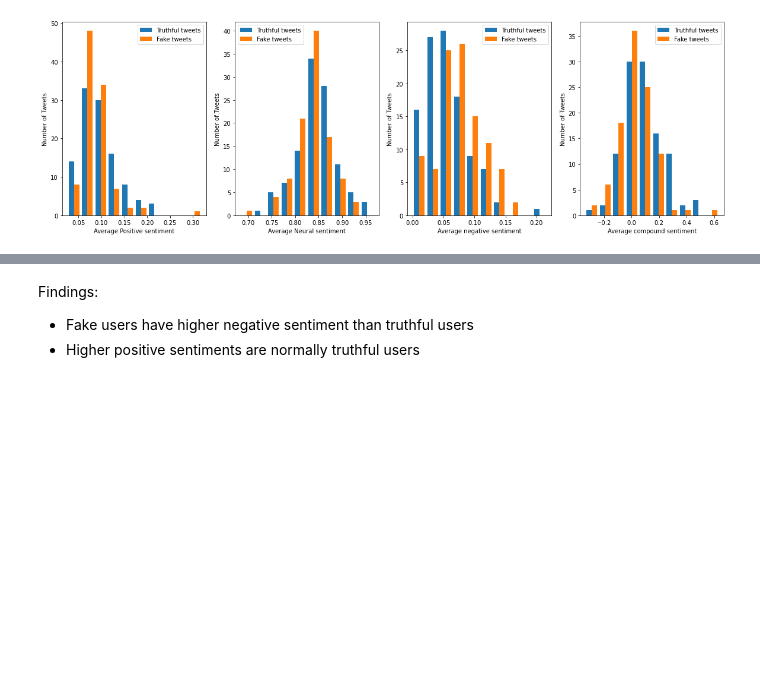
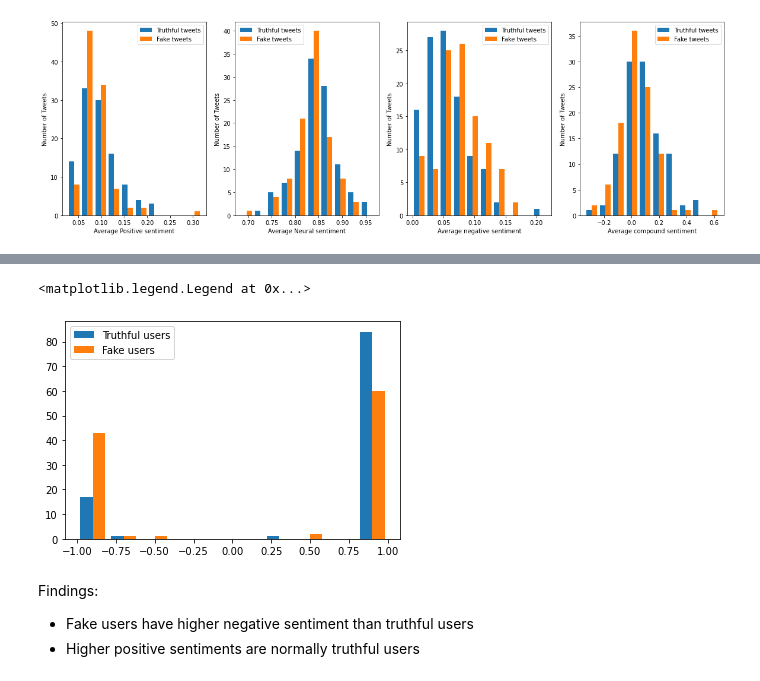
Before and after one commit to Fake-News-Profiling/fnp-models, a Jupyter notebook: classifier/investigate_dataset.ipynb, the cells around one changed output, grey strips where cells are left out. Drawn from its saved outputs; the diff is of its cells as text; code cells hidden in the pictures; blank space fills up the shorter version.

```diff
--- a/classifier/investigate_dataset.ipynb
+++ b/classifier/investigate_dataset.ipynb
@@ -515,3 +538,19 @@ Text(0.5, 0, 'Average compound sentiment')
+# %%
+# Get the overall sentiment of each users tweets
+def all_tweet_compound_scores(data_array):
+    return [
+        sentiment_analyzer.polarity_scores(" ".join(user_tweets))['compound']
+        for user_tweets in data_array
+    ]
+
+truthful_total_sentiment = all_tweet_compound_scores(data.loc[data['truth_value'] == '0'].iloc[:, 2:].values)
+fake_total_sentiment = all_tweet_compound_scores(data.loc[data['truth_value'] == '1'].iloc[:, 2:].values)
+# %%
+plt.hist((truthful_total_sentiment, fake_total_sentiment), label=("Truthful users", "Fake users"))
+plt.legend()
+# %% [output]
+<matplotlib.legend.Legend at 0x...>
+[figure, added]
 # %% [markdown]
 Findings:
 * Fake users have higher negative sentiment than truthful users
```
Also changed, not shown: parts of 5 cells of this notebook, 2 other files.
